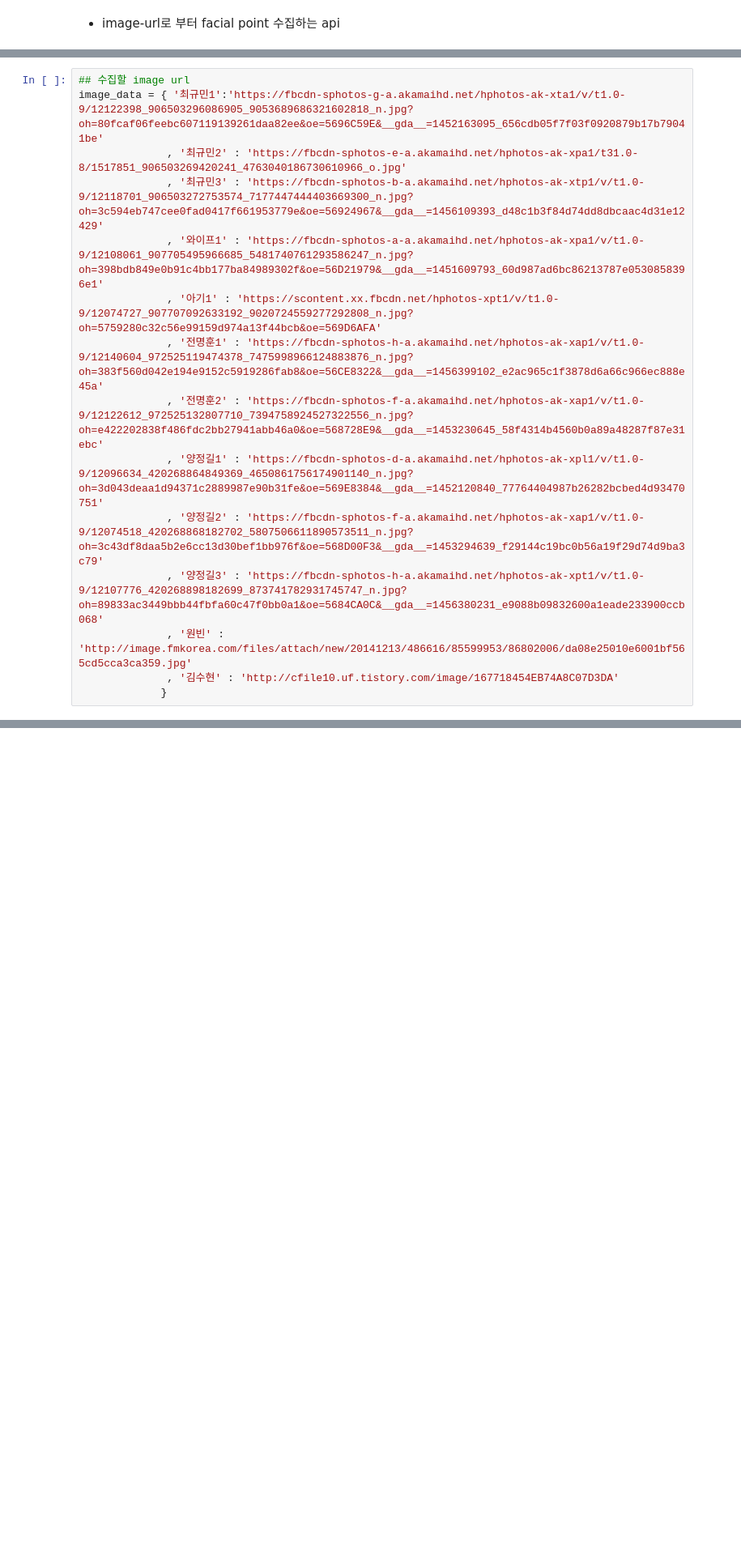
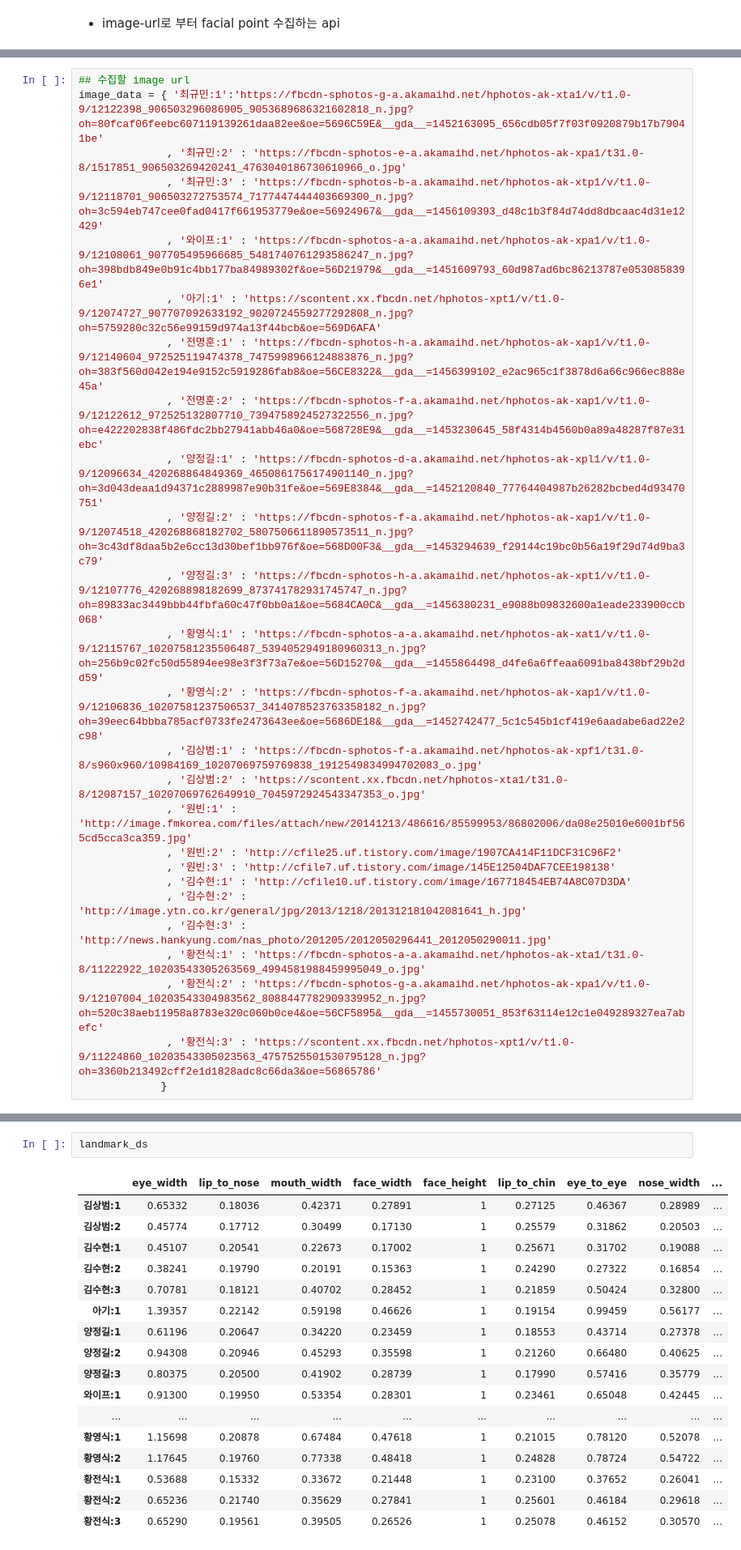
Before and after one commit to goodvc78/fc-recsys-lecture, a Jupyter notebook: week2/00-crawl-facial-point-information.ipynb, the cells around one changed output, grey strips where cells are left out. Shown: that part at 81% size. Cells and saved outputs as stored; diff of their text form; blank space fills up the shorter version.

```diff
--- a/week2/00-crawl-facial-point-information.ipynb
+++ b/week2/00-crawl-facial-point-information.ipynb
@@ -160,17 +172,28 @@ def extract_face_feature(facial_info):
 # %%
 ## 수집할 image url
-image_data = { '최규민1':'https://fbcdn-sphotos-g-a.akamaihd.net/hphotos-ak-xta1/v/t1.0-9/12122398_906503296086905_9053689686321602818_n.jpg?oh=80fcaf06feebc607119139261daa82ee&oe=5696C59E&__gda__=1452163095_656cdb05f7f03f0920879b17b79041be'
-              , '최규민2' : 'https://fbcdn-sphotos-e-a.akamaihd.net/hphotos-ak-xpa1/t31.0-8/1517851_906503269420241_4763040186730610966_o.jpg'
-              , '최규민3' : 'https://fbcdn-sphotos-b-a.akamaihd.net/hphotos-ak-xtp1/v/t1.0-9/12118701_906503272753574_7177447444403669300_n.jpg?oh=3c594eb747cee0fad0417f661953779e&oe=56924967&__gda__=1456109393_d48c1b3f84d74dd8dbcaac4d31e12429'
-              , '와이프1' : 'https://fbcdn-sphotos-a-a.akamaihd.net/hphotos-ak-xpa1/v/t1.0-9/12108061_907705495966685_5481740761293586247_n.jpg?oh=398bdb849e0b91c4bb177ba84989302f&oe=56D21979&__gda__=1451609793_60d987ad6bc86213787e0530858396e1'
-              , '아기1' : 'https://scontent.xx.fbcdn.net/hphotos-xpt1/v/t1.0-9/12074727_907707092633192_9020724559277292808_n.jpg?oh=5759280c32c56e99159d974a13f44bcb&oe=569D6AFA'
-              , '전명훈1' : 'https://fbcdn-sphotos-h-a.akamaihd.net/hphotos-ak-xap1/v/t1.0-9/12140604_972525119474378_7475998966124883876_n.jpg?oh=383f560d042e194e9152c5919286fab8&oe=56CE8322&__gda__=1456399102_e2ac965c1f3878d6a66c966ec888e45a'
-              , '전명훈2' : 'https://fbcdn-sphotos-f-a.akamaihd.net/hphotos-ak-xap1/v/t1.0-9/12122612_972525132807710_7394758924527322556_n.jpg?oh=e422202838f486fdc2bb27941abb46a0&oe=568728E9&__gda__=1453230645_58f4314b4560b0a89a48287f87e31ebc'
-              , '양정길1' : 'https://fbcdn-sphotos-d-a.akamaihd.net/hphotos-ak-xpl1/v/t1.0-9/12096634_420268864849369_4650861756174901140_n.jpg?oh=3d043deaa1d94371c2889987e90b31fe&oe=569E8384&__gda__=1452120840_77764404987b26282bcbed4d93470751'
-              , '양정길2' : 'https://fbcdn-sphotos-f-a.akamaihd.net/hphotos-ak-xap1/v/t1.0-9/12074518_420268868182702_5807506611890573511_n.jpg?oh=3c43df8daa5b2e6cc13d30bef1bb976f&oe=568D00F3&__gda__=1453294639_f29144c19bc0b56a19f29d74d9ba3c79'
-              , '양정길3' : 'https://fbcdn-sphotos-h-a.akamaihd.net/hphotos-ak-xpt1/v/t1.0-9/12107776_420268898182699_873741782931745747_n.jpg?oh=89833ac3449bbb44fbfa60c47f0bb0a1&oe=5684CA0C&__gda__=1456380231_e9088b09832600a1eade233900ccb068'
-              , '원빈' : 'http://image.fmkorea.com/files/attach/new/20141213/486616/85599953/86802006/da08e25010e6001bf565cd5cca3ca359.jpg'
-              , '김수현' : 'http://cfile10.uf.tistory.com/image/167718454EB74A8C07D3DA'
+image_data = { '최규민:1':'https://fbcdn-sphotos-g-a.akamaihd.net/hphotos-ak-xta1/v/t1.0-9/12122398_906503296086905_9053689686321602818_n.jpg?oh=80fcaf06feebc607119139261daa82ee&oe=5696C59E&__gda__=1452163095_656cdb05f7f03f0920879b17b79041be'
+              , '최규민:2' : 'https://fbcdn-sphotos-e-a.akamaihd.net/hphotos-ak-xpa1/t31.0-8/1517851_906503269420241_4763040186730610966_o.jpg'
+              , '최규민:3' : 'https://fbcdn-sphotos-b-a.akamaihd.net/hphotos-ak-xtp1/v/t1.0-9/12118701_906503272753574_7177447444403669300_n.jpg?oh=3c594eb747cee0fad0417f661953779e&oe=56924967&__gda__=1456109393_d48c1b3f84d74dd8dbcaac4d31e12429'
+              , '와이프:1' : 'https://fbcdn-sphotos-a-a.akamaihd.net/hphotos-ak-xpa1/v/t1.0-9/12108061_907705495966685_5481740761293586247_n.jpg?oh=398bdb849e0b91c4bb177ba84989302f&oe=56D21979&__gda__=1451609793_60d987ad6bc86213787e0530858396e1'
+              , '아기:1' : 'https://scontent.xx.fbcdn.net/hphotos-xpt1/v/t1.0-9/12074727_907707092633192_9020724559277292808_n.jpg?oh=5759280c32c56e99159d974a13f44bcb&oe=569D6AFA'
+              , '전명훈:1' : 'https://fbcdn-sphotos-h-a.akamaihd.net/hphotos-ak-xap1/v/t1.0-9/12140604_972525119474378_7475998966124883876_n.jpg?oh=383f560d042e194e9152c5919286fab8&oe=56CE8322&__gda__=1456399102_e2ac965c1f3878d6a66c966ec888e45a'
+              , '전명훈:2' : 'https://fbcdn-sphotos-f-a.akamaihd.net/hphotos-ak-xap1/v/t1.0-9/12122612_972525132807710_7394758924527322556_n.jpg?oh=e422202838f486fdc2bb27941abb46a0&oe=568728E9&__gda__=1453230645_58f4314b4560b0a89a48287f87e31ebc'
+              , '양정길:1' : 'https://fbcdn-sphotos-d-a.akamaihd.net/hphotos-ak-xpl1/v/t1.0-9/12096634_420268864849369_4650861756174901140_n.jpg?oh=3d043deaa1d94371c2889987e90b31fe&oe=569E8384&__gda__=1452120840_77764404987b26282bcbed4d93470751'
+              , '양정길:2' : 'https://fbcdn-sphotos-f-a.akamaihd.net/hphotos-ak-xap1/v/t1.0-9/12074518_420268868182702_5807506611890573511_n.jpg?oh=3c43df8daa5b2e6cc13d30bef1bb976f&oe=568D00F3&__gda__=1453294639_f29144c19bc0b56a19f29d74d9ba3c79'
+              , '양정길:3' : 'https://fbcdn-sphotos-h-a.akamaihd.net/hphotos-ak-xpt1/v/t1.0-9/12107776_420268898182699_873741782931745747_n.jpg?oh=89833ac3449bbb44fbfa60c47f0bb0a1&oe=5684CA0C&__gda__=1456380231_e9088b09832600a1eade233900ccb068'
+              , '황영식:1' : 'https://fbcdn-sphotos-a-a.akamaihd.net/hphotos-ak-xat1/v/t1.0-9/12115767_10207581235506487_5394052949180960313_n.jpg?oh=256b9c02fc50d55894ee98e3f3f73a7e&oe=56D15270&__gda__=1455864498_d4fe6a6ffeaa6091ba8438bf29b2dd59'
+              , '황영식:2' : 'https://fbcdn-sphotos-f-a.akamaihd.net/hphotos-ak-xap1/v/t1.0-9/12106836_10207581237506537_3414078523763358182_n.jpg?oh=39eec64bbba785acf0733fe2473643ee&oe=5686DE18&__gda__=1452742477_5c1c545b1cf419e6aadabe6ad22e2c98'
+              , '김상범:1' : 'https://fbcdn-sphotos-f-a.akamaihd.net/hphotos-ak-xpf1/t31.0-8/s960x960/10984169_10207069759769838_1912549834994702083_o.jpg'
+              , '김상범:2' : 'https://scontent.xx.fbcdn.net/hphotos-xta1/t31.0-8/12087157_10207069762649910_7045972924543347353_o.jpg'
+              , '원빈:1' : 'http://image.fmkorea.com/files/attach/new/20141213/486616/85599953/86802006/da08e25010e6001bf565cd5cca3ca359.jpg'
+              , '원빈:2' : 'http://cfile25.uf.tistory.com/image/1907CA414F11DCF31C96F2'
+              , '원빈:3' : 'http://cfile7.uf.tistory.com/image/145E12504DAF7CEE198138'
+              , '김수현:1' : 'http://cfile10.uf.tistory.com/image/167718454EB74A8C07D3DA'
+              , '김수현:2' : 'http://image.ytn.co.kr/general/jpg/2013/1218/201312181042081641_h.jpg'
+              , '김수현:3' : 'http://news.hankyung.com/nas_photo/201205/2012050296441_2012050290011.jpg'
+              , '황전식:1' : 'https://fbcdn-sphotos-a-a.akamaihd.net/hphotos-ak-xta1/t31.0-8/11222922_10203543305263569_4994581988459995049_o.jpg'
+              , '황전식:2' : 'https://fbcdn-sphotos-g-a.akamaihd.net/hphotos-ak-xpa1/v/t1.0-9/12107004_10203543304983562_8088447782909339952_n.jpg?oh=520c38aeb11958a8783e320c060b0ce4&oe=56CF5895&__gda__=1455730051_853f63114e12c1e049289327ea7abefc'
+              , '황전식:3' : 'https://scontent.xx.fbcdn.net/hphotos-xpt1/v/t1.0-9/11224860_10203543305023563_4757525501530795128_n.jpg?oh=3360b213492cff2e1d1828adc8c66da3&oe=56865786'
              }
 # %%
 landmark_dict = {}
@@ -184,5 +208,25 @@ for name, img_url in image_data.items():
 ## dict to dataframe
 landmark_ds = pd.DataFrame.from_dict( landmark_dict, orient='index')
+# %%
+landmark_ds
+# %% [output]
+|  | eye_width | lip_to_nose | mouth_width | face_width | face_height | lip_to_chin | eye_to_eye | nose_width | ... |
+| 김상범:1 | 0.65332 | 0.18036 | 0.42371 | 0.27891 | 1 | 0.27125 | 0.46367 | 0.28989 | ... |
+| 김상범:2 | 0.45774 | 0.17712 | 0.30499 | 0.17130 | 1 | 0.25579 | 0.31862 | 0.20503 | ... |
+| 김수현:1 | 0.45107 | 0.20541 | 0.22673 | 0.17002 | 1 | 0.25671 | 0.31702 | 0.19088 | ... |
+| 김수현:2 | 0.38241 | 0.19790 | 0.20191 | 0.15363 | 1 | 0.24290 | 0.27322 | 0.16854 | ... |
+| 김수현:3 | 0.70781 | 0.18121 | 0.40702 | 0.28452 | 1 | 0.21859 | 0.50424 | 0.32800 | ... |
+| 아기:1 | 1.39357 | 0.22142 | 0.59198 | 0.46626 | 1 | 0.19154 | 0.99459 | 0.56177 | ... |
+| 양정길:1 | 0.61196 | 0.20647 | 0.34220 | 0.23459 | 1 | 0.18553 | 0.43714 | 0.27378 | ... |
+| 양정길:2 | 0.94308 | 0.20946 | 0.45293 | 0.35598 | 1 | 0.21260 | 0.66480 | 0.40625 | ... |
+| 양정길:3 | 0.80375 | 0.20500 | 0.41902 | 0.28739 | 1 | 0.17990 | 0.57416 | 0.35779 | ... |
+| 와이프:1 | 0.91300 | 0.19950 | 0.53354 | 0.28301 | 1 | 0.23461 | 0.65048 | 0.42445 | ... |
+| ... | ... | ... | ... | ... | ... | ... | ... | ... | ... |
+| 황영식:1 | 1.15698 | 0.20878 | 0.67484 | 0.47618 | 1 | 0.21015 | 0.78120 | 0.52078 | ... |
+| 황영식:2 | 1.17645 | 0.19760 | 0.77338 | 0.48418 | 1 | 0.24828 | 0.78724 | 0.54722 | ... |
+| 황전식:1 | 0.53688 | 0.15332 | 0.33672 | 0.21448 | 1 | 0.23100 | 0.37652 | 0.26041 | ... |
+| 황전식:2 | 0.65236 | 0.21740 | 0.35629 | 0.27841 | 1 | 0.25601 | 0.46184 | 0.29618 | ... |
+| 황전식:3 | 0.65290 | 0.19561 | 0.39505 | 0.26526 | 1 | 0.25078 | 0.46152 | 0.30570 | ... |
 # %%
 ## write to csv file
 landmark_ds.to_csv('/Users/goodvc/data/fastcampus/week2/resource/landmark.csv')
```
Also changed, not shown: parts of 6 cells of this notebook, 4 other files.
